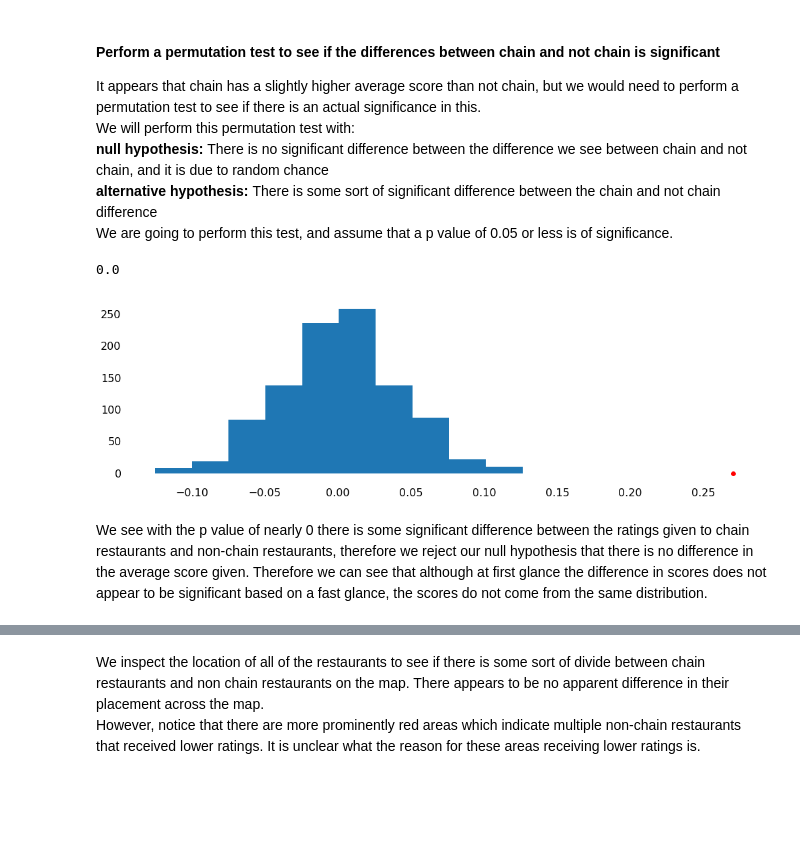
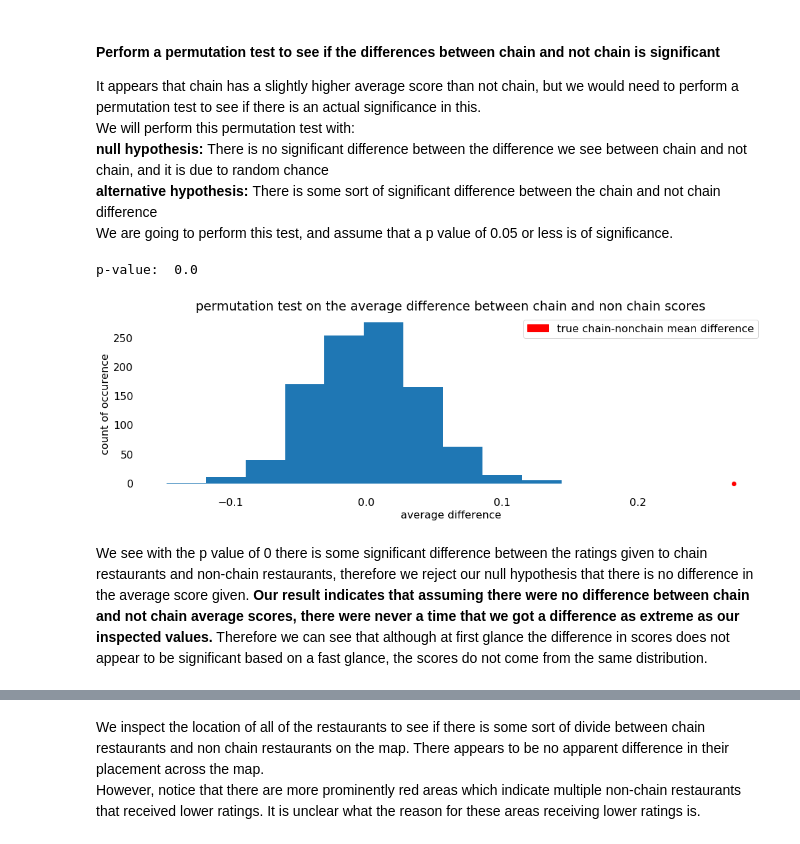
Before and after one commit to COGS108/individual_sp20, a Jupyter notebook: final_project/FinalProject_maderlime.ipynb, the cells around one changed output, grey strips where cells are left out. Drawn from its saved outputs; the diff is of its cells as text; code cells hidden in the pictures; blank space fills up the shorter version.

```diff
--- a/final_project/FinalProject_maderlime.ipynb
+++ b/final_project/FinalProject_maderlime.ipynb
@@ -175,11 +226,13 @@ I will utilize <b>restaurantsdf</b> in order to evaluate whether the restaurant
 restaurant_count = pd.DataFrame(restaurantsdf['name'].value_counts()).rename({'name':'count'}, axis = 1)
 restaurant_count['chain_type'] = restaurant_count['count'].apply(lambda x: "chain" if x > 1 else "not chain")
 restaurant_count = restaurant_count.reset_index().rename({'index':'name'}, axis = 1)
-restaurant_count = restaurant_count[restaurant_count["chain_type"] == "chain"]
+restaurant_count_chain = restaurant_count[restaurant_count["chain_type"] == "chain"]
 # restaurantsdf
+restaurant_count["index"] = restaurant_count["name"].copy(deep = True)
+restaurant_count = restaurant_count.set_index("index")
 # %%
 def ischain(row):
-    if row in np.array(restaurant_count["name"]):
+    if row in np.array(restaurant_count_chain["name"]):
         return "chain"
     return "not chain"
 newinspectionsdf['chain'] = newinspectionsdf['name'].apply(ischain)
@@ -186,3 +241,9 @@ newinspectionsdf['chain'] = newinspectionsdf['name'].apply(ischain)
+# %%
+# newinspectionsdf['chain_size'] =
+def chain_count(row):
+    return restaurant_count.loc[row]['count']
+# restaurant_count['count'].apply(lambda x: "chain" if x > 1 else "not chain")
+newinspectionsdf['chain_size'] = newinspectionsdf['name'].apply(chain_count)
 # %% [markdown]
 Now let's quickly review the cleaned inspectionssdf
 # %%
@@ -311,16 +403,21 @@ We are going to perform this test, and assume that a p value of 0.05 or less is
 # %%
 victim = newinspectionsdf[['score', 'chain']].copy(deep = True)
 results = []
 for i in range(1000):
     victim['shuffled'] = np.random.permutation(newinspectionsdf['chain'].copy(deep = True).values)
     group_victim = victim.groupby("shuffled")['score'].mean()
     difference = group_victim[0] - group_victim[1]
     results.append(difference)
 plt.hist(results)
+plt.title("permutation test on the average difference between chain and non chain scores")
+plt.xlabel("average difference")
+plt.ylabel("count of occurence")
 plt.scatter(real_difference, y = 0, color = 'red')
-np.sum(results >= real_difference)/1000
+blue_patch = mpatches.Circle(color='red', label='true chain-nonchain mean difference', xy = 2)
+plt.legend(handles=[blue_patch])
+print("p-value: ", np.sum(results >= real_difference)/1000)
 # %% [output]
-0.0
+p-value:  0.0
-[figure, old version]
+[figure, new version]
 # %% [markdown]
-We see with the p value of nearly 0 there is some significant difference between the ratings given to chain restaurants and non-chain restaurants, therefore we reject our null hypothesis that there is no difference in the average score given. Therefore we can see that although at first glance the difference in scores does not appear to be significant based on a fast glance, the scores do not come from the same distribution.
+We see with the p value of 0 there is some significant difference between the ratings given to chain restaurants and non-chain restaurants, therefore we reject our null hypothesis that there is no difference in the average score given. <b> Our result indicates that assuming there were no difference between chain and not chain average scores, there were never a time that we got a difference as extreme as our inspected values.</b> Therefore we can see that although at first glance the difference in scores does not appear to be significant based on a fast glance, the scores do not come from the same distribution.
```
Also changed, not shown: parts of 26 cells of this notebook.
